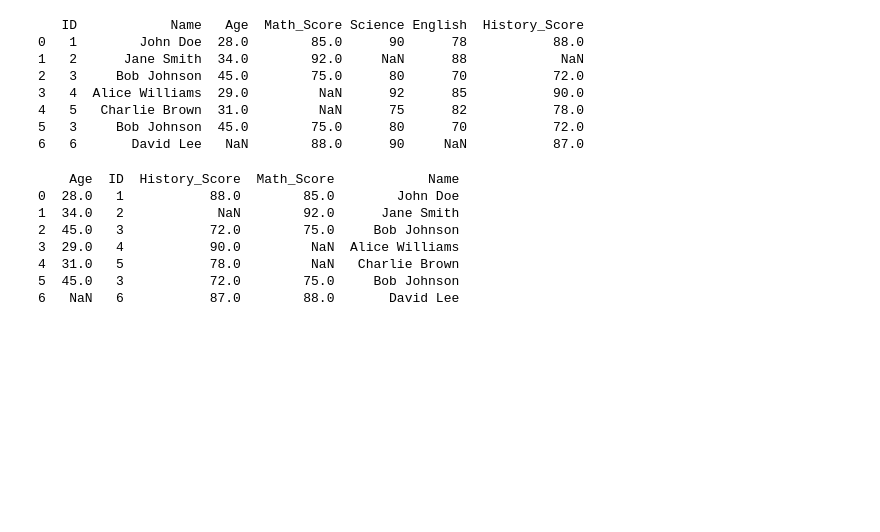
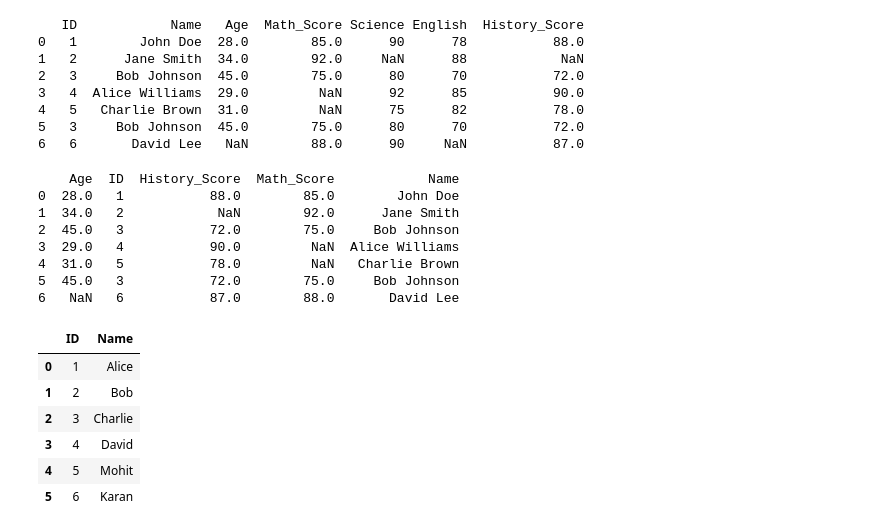
Before and after one commit to mohitsingh109/Learning-Python-March, a Jupyter notebook: Pandas.ipynb, the cells around one changed output. Cells and saved outputs as stored; diff of their text form; code cells hidden in the pictures; blank space fills up the shorter version.

```diff
--- a/Pandas.ipynb
+++ b/Pandas.ipynb
@@ -676,0 +687,14 @@ print(df)
+# %%
+df1 = pd.DataFrame({
+    'ID': [1, 2, 3, 4, 5, 6],
+    'Name': ['Alice', 'Bob', 'Charlie', 'David', 'Mohit', 'Karan'],
+})
+df1
+# %% [output]
+|  | ID | Name |
+| 0 | 1 | Alice |
+| 1 | 2 | Bob |
+| 2 | 3 | Charlie |
+| 3 | 4 | David |
+| 4 | 5 | Mohit |
+| 5 | 6 | Karan |
```
Also changed, not shown: parts of 26 cells of this notebook.
